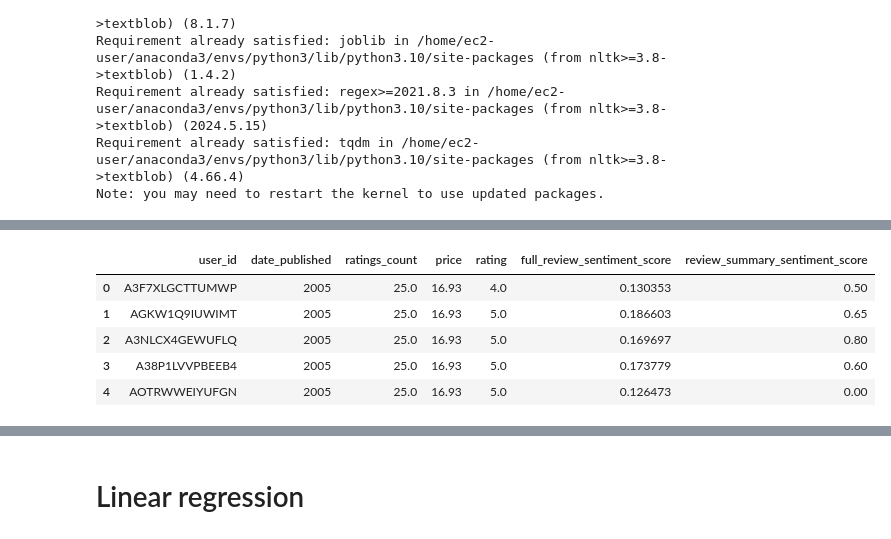
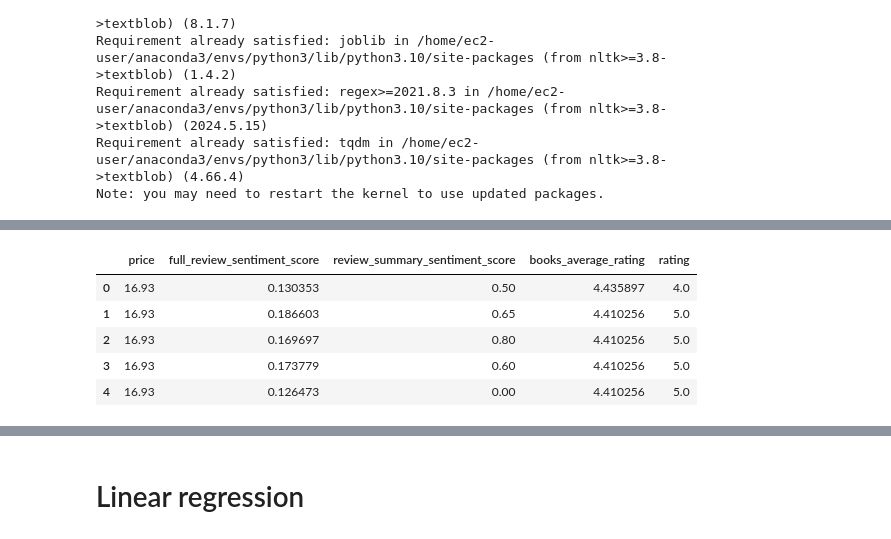
Before and after one commit to joembarron/cap_4770_group_project, a Jupyter notebook: Book Rating Predictions.ipynb, the cells around one changed output, grey strips where cells are left out. Cells and saved outputs as stored; diff of their text form; code cells hidden in the pictures.

Commit message:
Add book's average rating attribute and elbow plot for k-nearest neighbors model

```diff
--- a/Book Rating Predictions.ipynb
+++ b/Book Rating Predictions.ipynb
@@ -105,20 +81,35 @@ previous_ratings_submitted.head(5)
+# %%
+book_ratings_sum = book_ratings.groupby('title')['rating'].sum()
+book_ratings_sum = book_ratings_sum.to_frame('book_ratings_sum')
+# %%
+book_ratings_count = book_ratings.groupby('title')['rating'].size()
+book_ratings_count = book_ratings_count.to_frame('book_ratings_count')
 # %%
 merged_book_attributes = books.merge(book_ratings, on='title', how='inner')\
                               .drop_duplicates(subset=['title', 'user_id'], keep=False)
 
-merged_book_attributes = merged_book_attributes[['user_id', 'date_published', 'ratings_count', 'price', 'review_summary', 'review_text', 'rating']]
+merged_book_attributes = merged_book_attributes.merge(book_ratings_sum, on='title', how='left')
+merged_book_attributes = merged_book_attributes.merge(book_ratings_count, on='title', how='left')
+
+merged_book_attributes["books_average_rating"] = (merged_book_attributes['book_ratings_sum'] - merged_book_attributes['rating']) / (merged_book_attributes['book_ratings_count'] - 1)
+merged_book_attributes['books_average_rating'] = merged_book_attributes['books_average_rating'].fillna(book_ratings['rating'].mean())
+
+merged_book_attributes = merged_book_attributes[['price', 'review_summary', 'review_text', 'books_average_rating', 'rating']]
 
 merged_book_attributes['full_review_sentiment_score'] = merged_book_attributes['review_text'].apply(lambda review: TextBlob(review).sentiment.polarity)
 merged_book_attributes['review_summary_sentiment_score'] = merged_book_attributes['review_summary'].apply(lambda review_summary: TextBlob(review_summary).sentiment.polarity)
 
 merged_book_attributes.drop('review_summary', axis=1, inplace=True)
 merged_book_attributes.drop('review_text', axis=1, inplace=True)
 
+columns = ['price', 'full_review_sentiment_score', 'review_summary_sentiment_score', 'books_average_rating', 'rating']
+merged_book_attributes = merged_book_attributes.reindex(columns=columns)
+
 merged_book_attributes.head()
 # %% [output]
-|  | user_id | date_published | ratings_count | price | rating | full_review_sentiment_score | review_summary_sentiment_score |
-| 0 | A3F7XLGCTTUMWP | 2005 | 25.0 | 16.93 | 4.0 | 0.130353 | 0.50 |
-| 1 | AGKW1Q9IUWIMT | 2005 | 25.0 | 16.93 | 5.0 | 0.186603 | 0.65 |
-| 2 | A3NLCX4GEWUFLQ | 2005 | 25.0 | 16.93 | 5.0 | 0.169697 | 0.80 |
-| 3 | A38P1LVVPBEEB4 | 2005 | 25.0 | 16.93 | 5.0 | 0.173779 | 0.60 |
-| 4 | AOTRWWEIYUFGN | 2005 | 25.0 | 16.93 | 5.0 | 0.126473 | 0.00 |
+|  | price | full_review_sentiment_score | review_summary_sentiment_score | books_average_rating | rating |
+| 0 | 16.93 | 0.130353 | 0.50 | 4.435897 | 4.0 |
+| 1 | 16.93 | 0.186603 | 0.65 | 4.410256 | 5.0 |
+| 2 | 16.93 | 0.169697 | 0.80 | 4.410256 | 5.0 |
+| 3 | 16.93 | 0.173779 | 0.60 | 4.410256 | 5.0 |
+| 4 | 16.93 | 0.126473 | 0.00 | 4.410256 | 5.0 |
```
Also changed, not shown: parts of 13 cells of this notebook.
